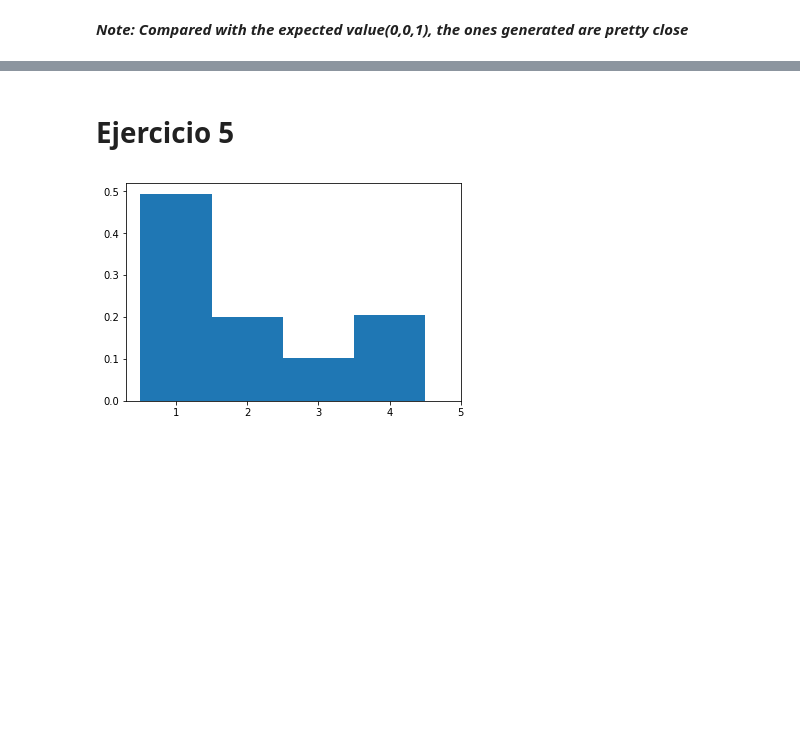
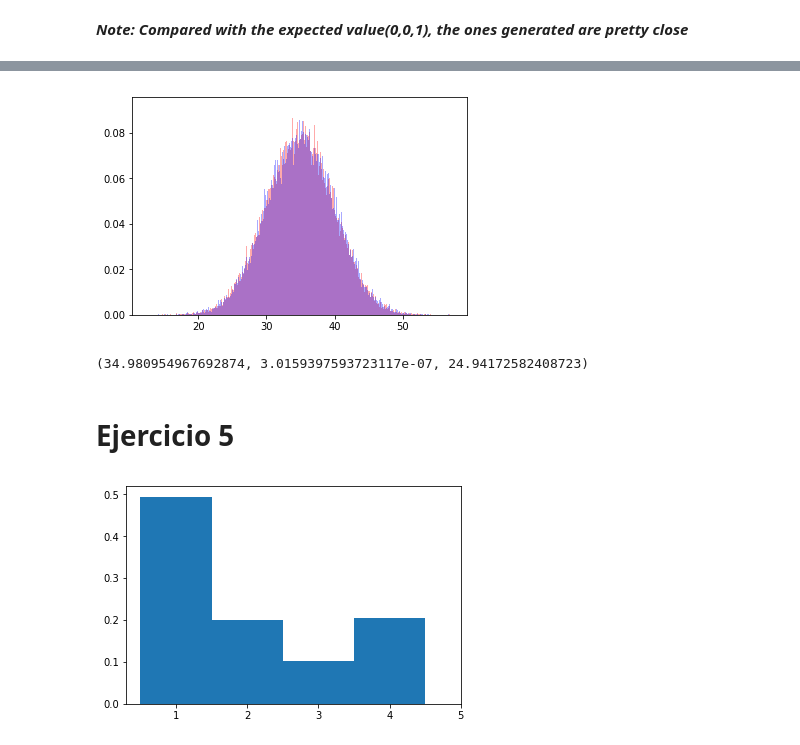
Before and after one commit to gonzalpetraglia/tp1-simu, a Jupyter notebook: TP1.ipynb, the cells around one changed output, grey strips where cells are left out. Drawn from its saved outputs; the diff is of its cells as text; code cells hidden in the pictures; blank space fills up the shorter version.

```diff
--- a/TP1.ipynb
+++ b/TP1.ipynb
@@ -87,30 +95,54 @@ mean_exp, mode_exp, variance_exp
 # %%
-# def norm_pdf(x, loc, scale):
-#    return norm.pdf(x, loc=loc, scale=scale)
+lamda = 1
+c = 1.32
 
-#def make_norm_acc_rej(loc=0, scale=1):
-#    def norm_acc_rej():
-#        start = True
-#        while start or y > norm_pdf(x, loc, scale):
-#            start = False
-#            x = (own_rand() - 0.5) * scale + loc
-#            y = own_rand() * norm_pdf(loc, loc, scale)
-#        return y
-#   return norm_acc_rej
+def norm_pdf(x, loc, scale):
+    return norm.pdf(x, loc=loc, scale=scale)
 
-# def norm_acc_rej_vector(qty, loc=0, scale=1):
-#     own_acc_rej = make_norm_acc_rej(loc, scale)
-#     return [own_acc_rej() for i in range(qty)]
+def random_exp(lamda):
+    exponential_dist_inverse = make_exponential_dist_inverse(lamda)
+    return exponential_dist_inverse(own_rand_u())
 
-# normal_sample2 = norm_acc_rej_vector(10, 35, 5)
+def make_exp_pdf(lamda):
+    def exp_pdf(x):
+        return lamda * math.exp(-lamda * x)
+    return exp_pdf
 
-# bins_values, bins_edges, _ = plt.hist(normal_sample2, bins=100, color='#ff000055', density=True)
-# bins_normal = zip(bins_values, bins_edges[:-1])
+own_exp_pdf = make_exp_pdf(lamda)
 
-# normal_control_group = [np.random.rand() for i in range(10**5)]
-# plt.hist(normal_sample2, bins=100, color='#00ff0055', density=True)
+def make_norm_acc_rej(loc=0, scale=1):
+    def norm_acc_rej():
+        start = True
+        while start or y > norm_pdf(x, 0, 1):
+            start = False
+            x = random_exp(lamda)
+            y = own_rand_u() * c * own_exp_pdf(x)
+            sign = 1 if own_rand_u() < 0.5 else -1
+        return x * scale * sign + loc
+    return norm_acc_rej
 
-# plt.show()
+def norm_acc_rej_vector(qty, loc=0, scale=1):
+    own_acc_rej = make_norm_acc_rej(loc, scale)
+    return [own_acc_rej() for i in range(qty)]
+
+normal_sample2 = norm_acc_rej_vector(10**5, 35, 5)
+
+bins_values, bins_edges, _ = plt.hist(normal_sample2, bins=1000, color='#ff000055', density=True)
+bins_normal = zip(bins_values, bins_edges[:-1])
+
+normal_control_group = [np.random.normal() * 5 + 35 for i in range(10**5)]
+plt.hist(normal_control_group, bins=1000, color='#0000ff55', density=True)
+
+plt.show()
+# %% [output]
+[figure, added]
+# %%
+mean_normal2 = mean(normal_sample2)
+mode_normal2 = max(bins_exp, key=(lambda x: x[0]))[1] # Use the first argument as the key to be maxed but return the left edge of the bin which it belongs to
+variance_normal2 = variance(normal_sample2, mean_normal2)
+mean_normal2, mode_normal2, variance_normal2
+# %% [output]
+(34.980954967692874, 3.0159397593723117e-07, 24.94172582408723)
 # %% [markdown]
 # Ejercicio 5
 # %%
```
Also changed, not shown: parts of 5 cells of this notebook.
